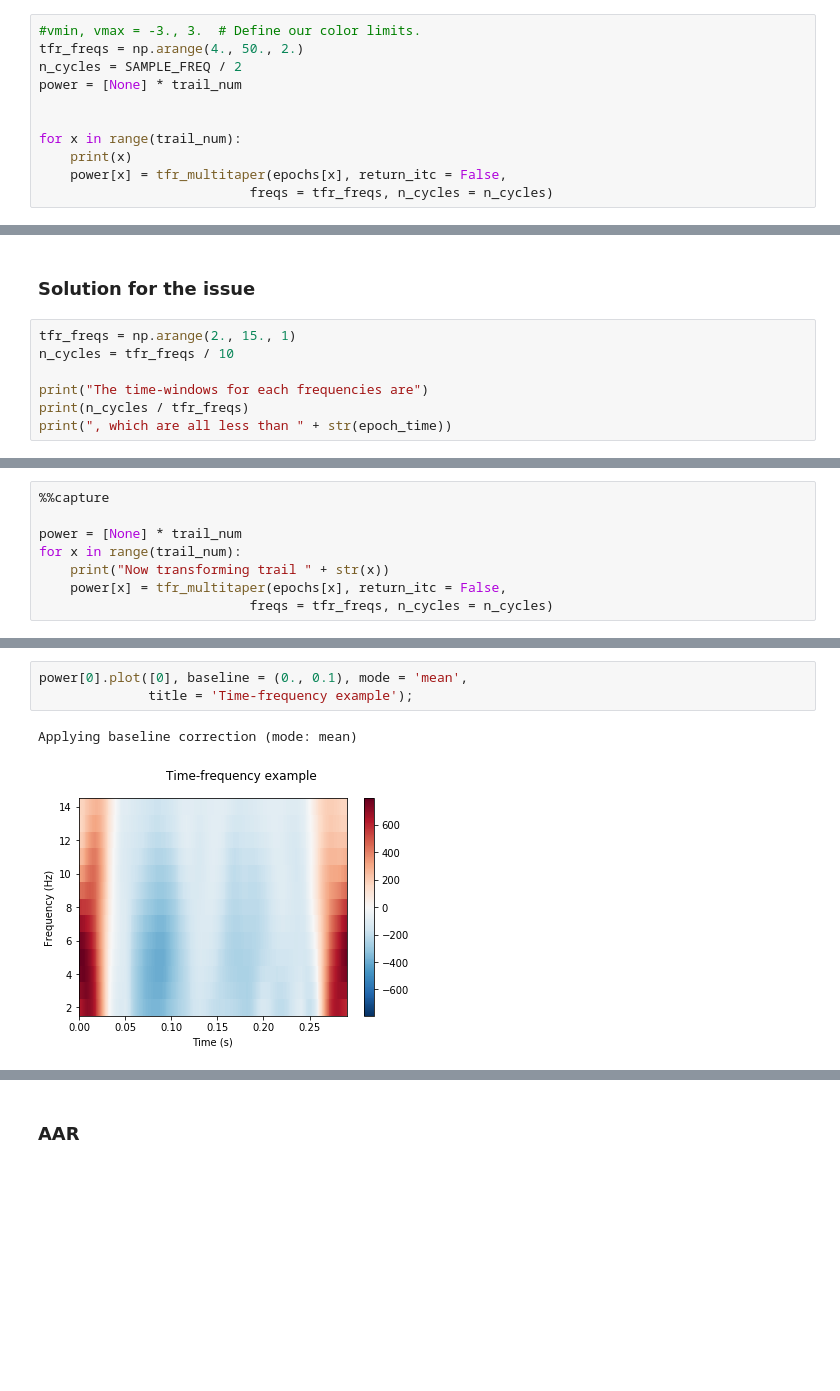
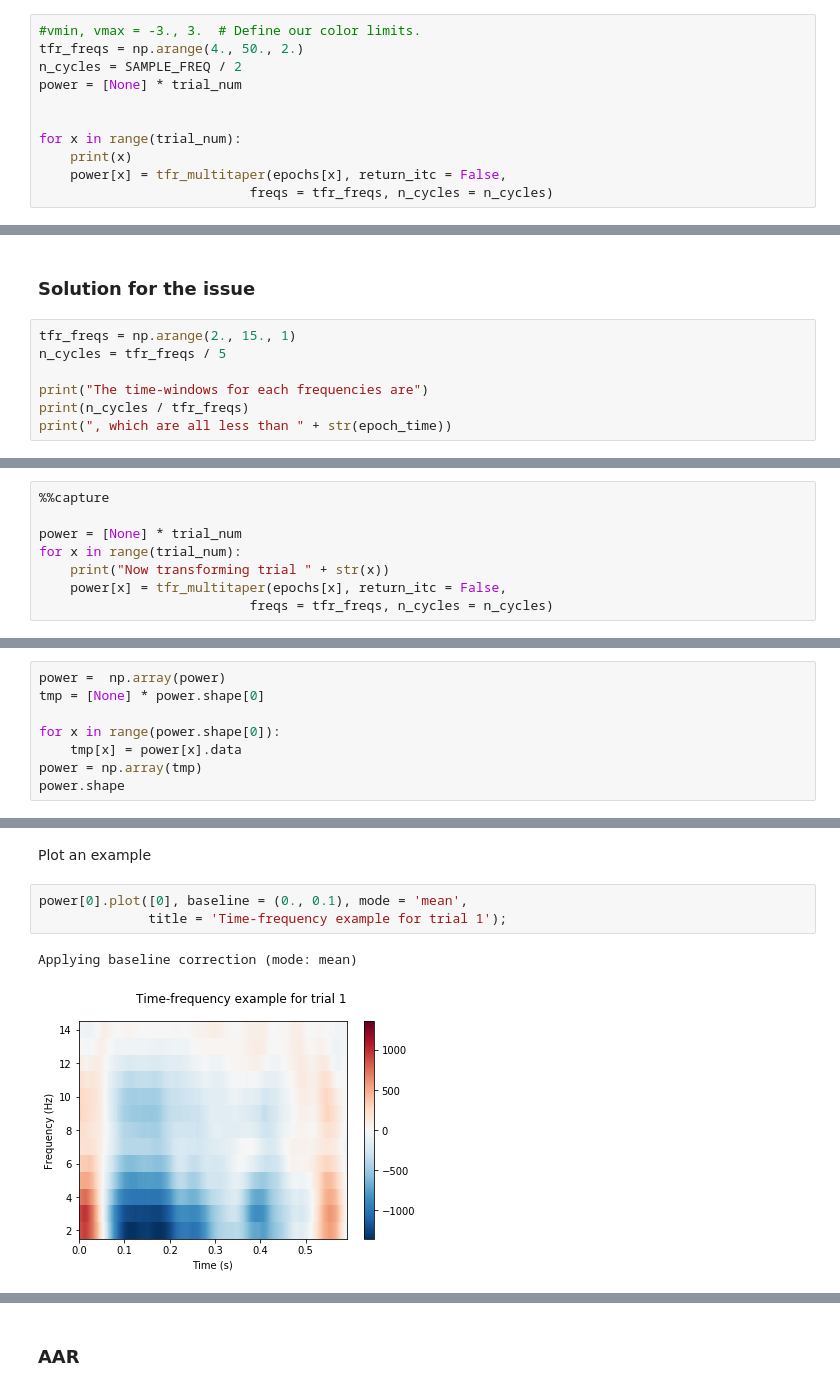
Before and after one commit to tgs2315/ECoG-SVM, a Jupyter notebook: test.ipynb, the cells around one changed output, grey strips where cells are left out. Drawn from its saved outputs; the diff is of its cells as text; blank space fills up the shorter version.

```diff
--- a/test.ipynb
+++ b/test.ipynb
@@ -198,10 +233,10 @@ Loading data for 10 events and 291 original time points ...
 #vmin, vmax = -3., 3.  # Define our color limits.
 tfr_freqs = np.arange(4., 50., 2.)
 n_cycles = SAMPLE_FREQ / 2
-power = [None] * trail_num
+power = [None] * trial_num
 
 
-for x in range(trail_num):
+for x in range(trial_num):
     print(x)
     power[x] = tfr_multitaper(epochs[x], return_itc = False,
                            freqs = tfr_freqs, n_cycles = n_cycles)
@@ -216,7 +251,7 @@ However when n_cycles is freq divided by 2, the time-window is 0.5, which is lar
 ### Solution for the issue
 # %%
 tfr_freqs = np.arange(2., 15., 1)
-n_cycles = tfr_freqs / 10
+n_cycles = tfr_freqs / 5
 
 print("The time-windows for each frequencies are")
 print(n_cycles / tfr_freqs)
@@ -228,8 +263,8 @@ The time-windows for each frequencies are
 # %%
 %%capture
 
-power = [None] * trail_num
-for x in range(trail_num):
-    print("Now transforming trail " + str(x))
+power = [None] * trial_num
+for x in range(trial_num):
+    print("Now transforming trial " + str(x))
     power[x] = tfr_multitaper(epochs[x], return_itc = False,
                            freqs = tfr_freqs, n_cycles = n_cycles)
@@ -235,0 +273,8 @@ for x in range(trail_num):
+# %%
+power =  np.array(power)
+tmp = [None] * power.shape[0]
+
+for x in range(power.shape[0]):
+    tmp[x] = power[x].data
+power = np.array(tmp)
+power.shape
@@ -236,6 +285,8 @@ for x in range(trail_num):
+# %% [markdown]
+Plot an example
 # %%
 power[0].plot([0], baseline = (0., 0.1), mode = 'mean',
-              title = 'Time-frequency example');
+              title = 'Time-frequency example for trial 1');
 # %% [output]
 Applying baseline correction (mode: mean)
-[figure, old version]
+[figure, new version]
```
Also changed, not shown: parts of 34 cells of this notebook.
